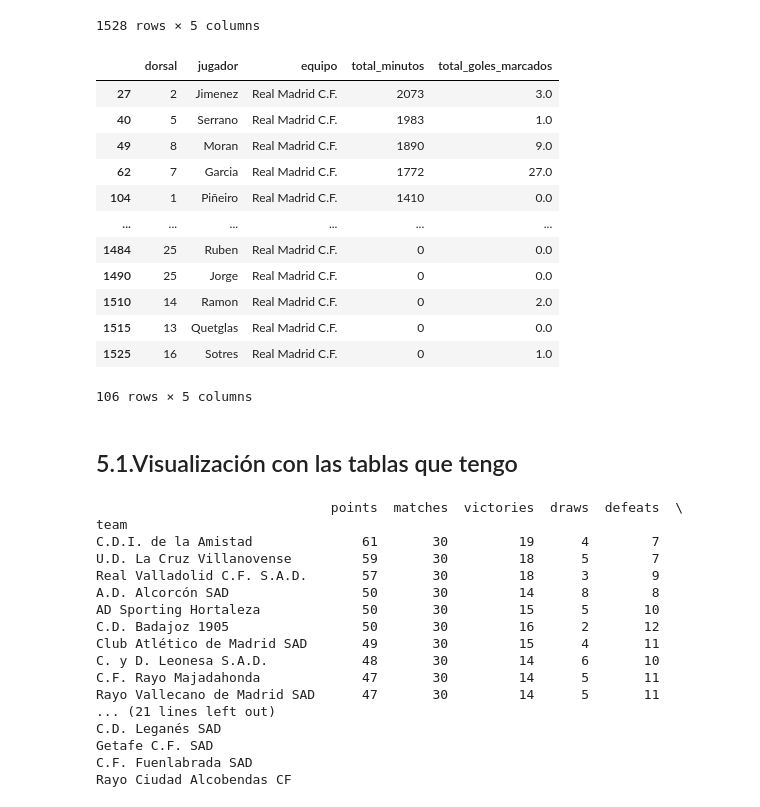
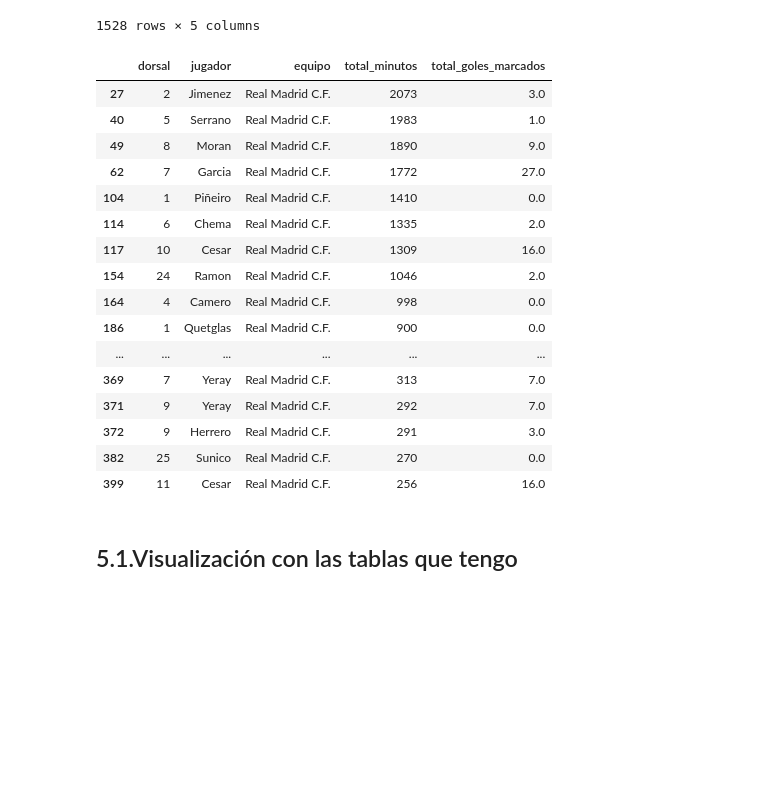
Before and after one commit to heldersa/Proyecto_final_gamma, a Jupyter notebook: main.ipynb, the cells around one changed output. Drawn from its saved outputs; the diff is of its cells as text; code cells hidden in the pictures; blank space fills up the shorter version.

Commit message:
finales
hasta ahora fue lo que he conseguido

```diff
--- a/main.ipynb
+++ b/main.ipynb
@@ -338,7 +339,7 @@ partidos_limpio['estadio'] = partidos_limpio['stadium'].str.replace('Estadio: ',
 partidos_limpio[['home_goals', 'away_goals']] = partidos_limpio['resultado'].str.split('-', expand=True).astype(int)
 
 # Función para calcular los puntos
-def calcular_puntos(row):
+def calcular_puntos_home(row):
     if row["home_goals"] > row["away_goals"]:
         return 3
     elif row["home_goals"] < row["away_goals"]:
@@ -346,9 +347,17 @@ def calcular_puntos(row):
     else:
         return 1
 
+def calcular_puntos_away(row):
+    if row["away_goals"] > row["home_goals"]:
+        return 3
+    elif row["away_goals"] < row["home_goals"]:
+        return 0
+    else:
+        return 1
+
 # Agregar columnas de puntos
-partidos_limpio["home_points"] = partidos_limpio.apply(lambda row: calcular_puntos(row), axis=1)
-partidos_limpio["away_points"] = partidos_limpio.apply(lambda row: calcular_puntos(row), axis=1)
+partidos_limpio["home_points"] = partidos_limpio.apply(lambda row: calcular_puntos_home(row), axis=1)
+partidos_limpio["away_points"] = partidos_limpio.apply(lambda row: calcular_puntos_away(row), axis=1)
 
 partidos_limpio
 # %% [output]
@@ -670,68 +679,27 @@ listado_scouting_final
 | 1527 | 18 | Jimenez | Rayo Vallecano de Madrid SAD | -1 | 0.0 |
 1528 rows × 5 columns
 # %%
-listado_scouting_final[listado_scouting_final['equipo'] == 'Real Madrid C.F.']
+listado_scouting_final[listado_scouting_final['equipo'] == 'Real Madrid C.F.'].head(30)
 # %% [output]
 |  | dorsal | jugador | equipo | total_minutos | total_goles_marcados |
 | 27 | 2 | Jimenez | Real Madrid C.F. | 2073 | 3.0 |
 | 40 | 5 | Serrano | Real Madrid C.F. | 1983 | 1.0 |
 | 49 | 8 | Moran | Real Madrid C.F. | 1890 | 9.0 |
 | 62 | 7 | Garcia | Real Madrid C.F. | 1772 | 27.0 |
 | 104 | 1 | Piñeiro | Real Madrid C.F. | 1410 | 0.0 |
+| 114 | 6 | Chema | Real Madrid C.F. | 1335 | 2.0 |
+| 117 | 10 | Cesar | Real Madrid C.F. | 1309 | 16.0 |
+| 154 | 24 | Ramon | Real Madrid C.F. | 1046 | 2.0 |
+| 164 | 4 | Camero | Real Madrid C.F. | 998 | 0.0 |
+| 186 | 1 | Quetglas | Real Madrid C.F. | 900 | 0.0 |
 | ... | ... | ... | ... | ... | ... |
-| 1484 | 25 | Ruben | Real Madrid C.F. | 0 | 0.0 |
-| 1490 | 25 | Jorge | Real Madrid C.F. | 0 | 0.0 |
-| 1510 | 14 | Ramon | Real Madrid C.F. | 0 | 2.0 |
-| 1515 | 13 | Quetglas | Real Madrid C.F. | 0 | 0.0 |
-| 1525 | 16 | Sotres | Real Madrid C.F. | 0 | 1.0 |
+| 369 | 7 | Yeray | Real Madrid C.F. | 313 | 7.0 |
+| 371 | 9 | Yeray | Real Madrid C.F. | 292 | 7.0 |
+| 372 | 9 | Herrero | Real Madrid C.F. | 291 | 3.0 |
+| 382 | 25 | Sunico | Real Madrid C.F. | 270 | 0.0 |
+| 399 | 11 | Cesar | Real Madrid C.F. | 256 | 16.0 |
-106 rows × 5 columns
 # %% [markdown]
 ## 5.1.Visualización con las tablas que tengo
 # %%
 ## se puede montar la tabla clasificatoria. nos puede venir bien en caso de hacer algun analisis especifico para un equipo,
 ## categorizar la clasificacion por ejemplo, entre partes altas y bajas de la tabla
-# %%
-# Crear tabla temporal con los datos de los partidos jugados en casa
-home_df = partidos_limpio[['home_team', 'home_points']].rename(columns={'home_team': 'team', 'home_points': 'points'})
-
-# Crear tabla temporal con los datos de los partidos jugados como visitante
-away_df = partidos_limpio[['away_team', 'away_points']].rename(columns={'away_team': 'team', 'away_points': 'points'})
-
-# Concatenar las dos tablas temporales
-temp_df = pd.concat([home_df, away_df])
-
-# Calcular el total de puntos, victorias, empates y derrotas para cada equipo
-team_stats = temp_df.groupby('team').agg({'points': 'sum', 'team': 'count'}).rename(columns={'team': 'matches'})
-team_stats['victories'] = temp_df[temp_df['points'] == 3].groupby('team')['points'].count()
-team_stats['draws'] = temp_df[temp_df['points'] == 1].groupby('team')['points'].count()
-team_stats['defeats'] = temp_df[temp_df['points'] == 0].groupby('team')['points'].count()
-
-# Calcular el tipo de resultado basado en los puntos
-team_stats['result'] = ''
-team_stats.loc[team_stats['points'] == 3, 'result'] = 'victory'
-team_stats.loc[team_stats['points'] == 1, 'result'] = 'draw'
-team_stats.loc[team_stats['points'] == 0, 'result'] = 'defeat'
-
-# Ordenar el dataframe por puntos en orden descendente
-team_stats_sorted = team_stats.sort_values(by='points', ascending=False)
-
-# Imprimir el dataframe final
-print(team_stats_sorted)
-# %% [output]
-                              points  matches  victories  draws  defeats  \
-team
-C.D.I. de la Amistad              61       30         19      4        7
-U.D. La Cruz Villanovense         59       30         18      5        7
-Real Valladolid C.F. S.A.D.       57       30         18      3        9
-A.D. Alcorcón SAD                 50       30         14      8        8
-AD Sporting Hortaleza             50       30         15      5       10
-C.D. Badajoz 1905                 50       30         16      2       12
-Club Atlético de Madrid SAD       49       30         15      4       11
-C. y D. Leonesa S.A.D.            48       30         14      6       10
-C.F. Rayo Majadahonda             47       30         14      5       11
-Rayo Vallecano de Madrid SAD      47       30         14      5       11
-... (21 lines left out)
-C.D. Leganés SAD
-Getafe C.F. SAD
-C.F. Fuenlabrada SAD
-Rayo Ciudad Alcobendas CF
```
Also changed, not shown: parts of 13 cells of this notebook, 1 other file.
